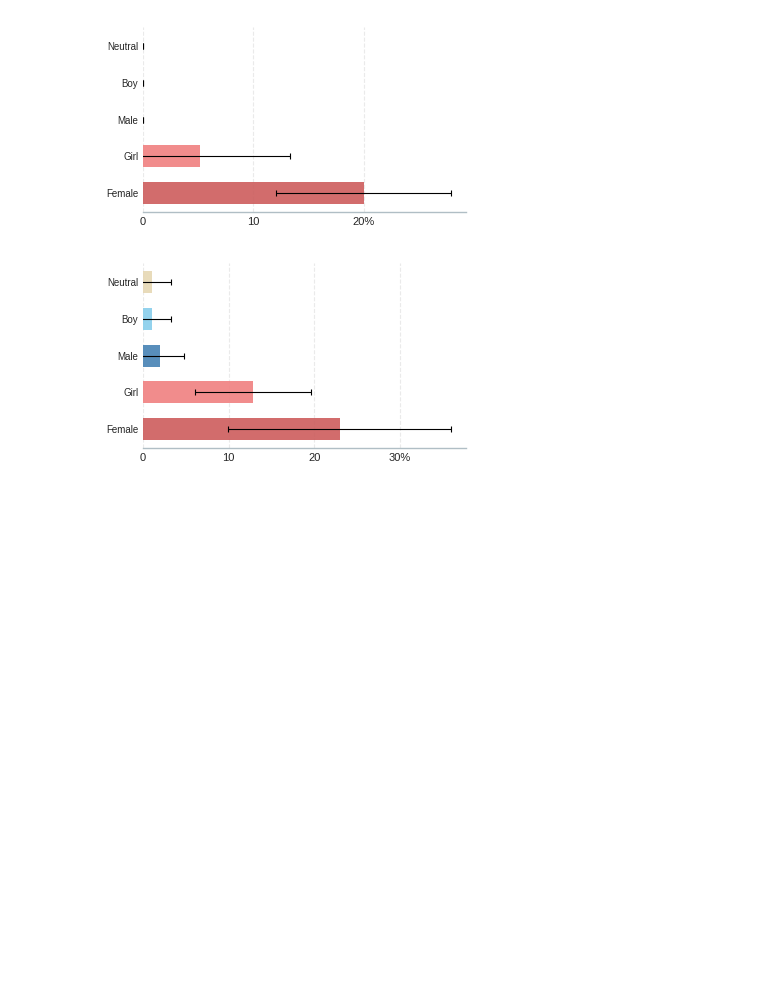
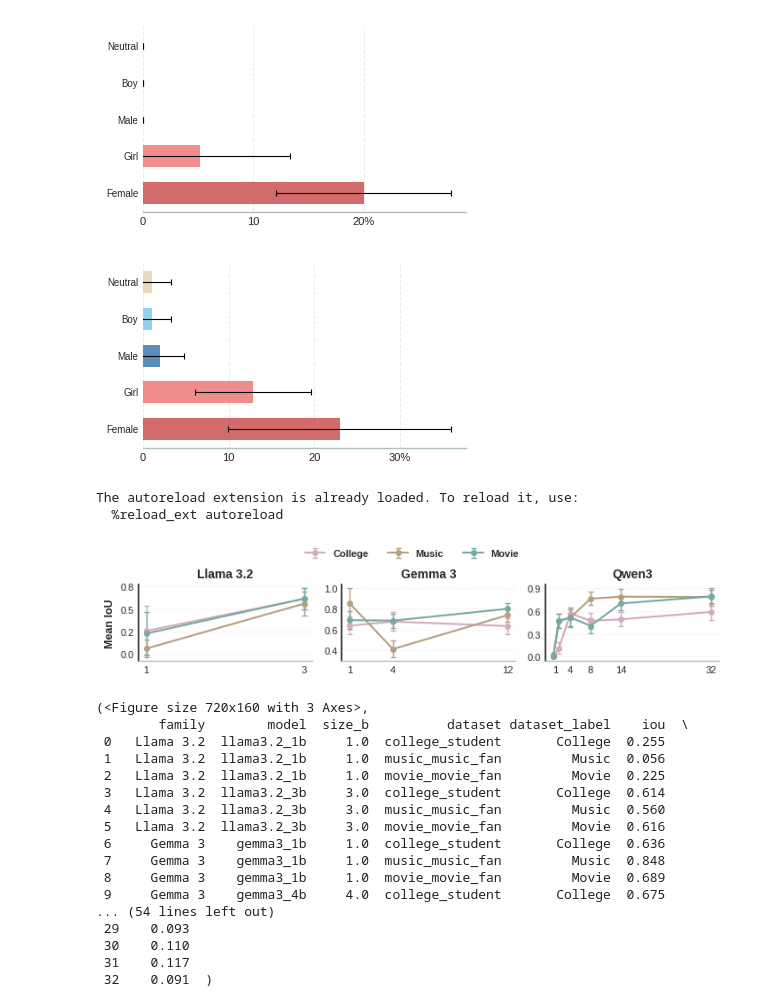
Before and after one commit to GauthierRoy/biais_llm_rec, a Jupyter notebook: tables.ipynb, the cells around one changed output. Saved outputs shown, nothing was run; the diff lists cells and outputs as text; code cells hidden in the pictures; blank space fills up the shorter version.

```diff
--- a/tables.ipynb
+++ b/tables.ipynb
@@ -353,3 +355,53 @@ df_gender_h = plot_gender_bias_horizontal(
 [figure]
 [figure]
 [figure]
+# %%
+%load_ext autoreload
+%autoreload 2
+
+from results import *
+
+# Example usage
+families = {
+    "Llama 3.2": ["llama3.2_1b", "llama3.2_3b"],
+    "Gemma 3": ["gemma3_1b", "gemma3_4b", "gemma3_12b"],
+    "Qwen3": ["qwen3_0.6b", "qwen3_1.7b", "qwen3_4b", "qwen3_8b", "qwen3_14b", "qwen3_32b"],
+}
+
+
+dataset_labels = {
+    "music_music_fan": "Music",
+    "college_student": "College",
+    "movie_movie_fan": "Movie",
+}
+
+datasets = ["college_student", "music_music_fan", "movie_movie_fan"]
+
+plot_iou_vs_model_size_by_family(
+    base_path=base_path,
+    datasets=datasets,
+    families=families,
+    dataset_labels=dataset_labels,
+    save=True,
+)
+# %% [output]
+The autoreload extension is already loaded. To reload it, use:
+  %reload_ext autoreload
+[figure, added]
+(<Figure size 720x160 with 3 Axes>,
+        family        model  size_b          dataset dataset_label    iou  \
+ 0   Llama 3.2  llama3.2_1b     1.0  college_student       College  0.255
+ 1   Llama 3.2  llama3.2_1b     1.0  music_music_fan         Music  0.056
+ 2   Llama 3.2  llama3.2_1b     1.0  movie_movie_fan         Movie  0.225
+ 3   Llama 3.2  llama3.2_3b     3.0  college_student       College  0.614
+ 4   Llama 3.2  llama3.2_3b     3.0  music_music_fan         Music  0.560
+ 5   Llama 3.2  llama3.2_3b     3.0  movie_movie_fan         Movie  0.616
+ 6     Gemma 3    gemma3_1b     1.0  college_student       College  0.636
+ 7     Gemma 3    gemma3_1b     1.0  music_music_fan         Music  0.848
+ 8     Gemma 3    gemma3_1b     1.0  movie_movie_fan         Movie  0.689
+ 9     Gemma 3    gemma3_4b     4.0  college_student       College  0.675
+... (54 lines left out)
+ 29    0.093
+ 30    0.110
+ 31    0.117
+ 32    0.091  )
```
Also changed, not shown: parts of 2 cells of this notebook, 5 other files.
